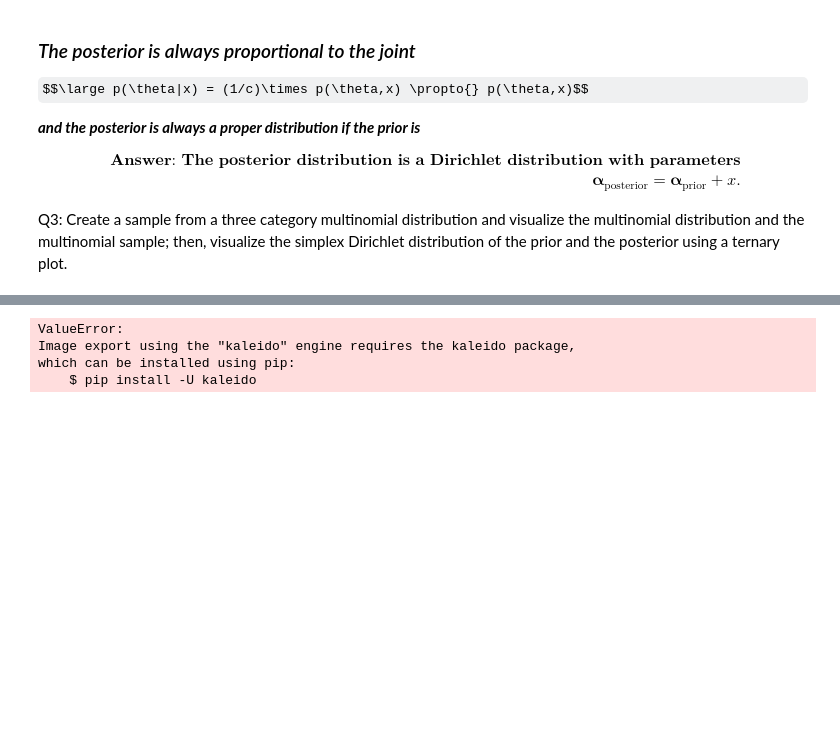
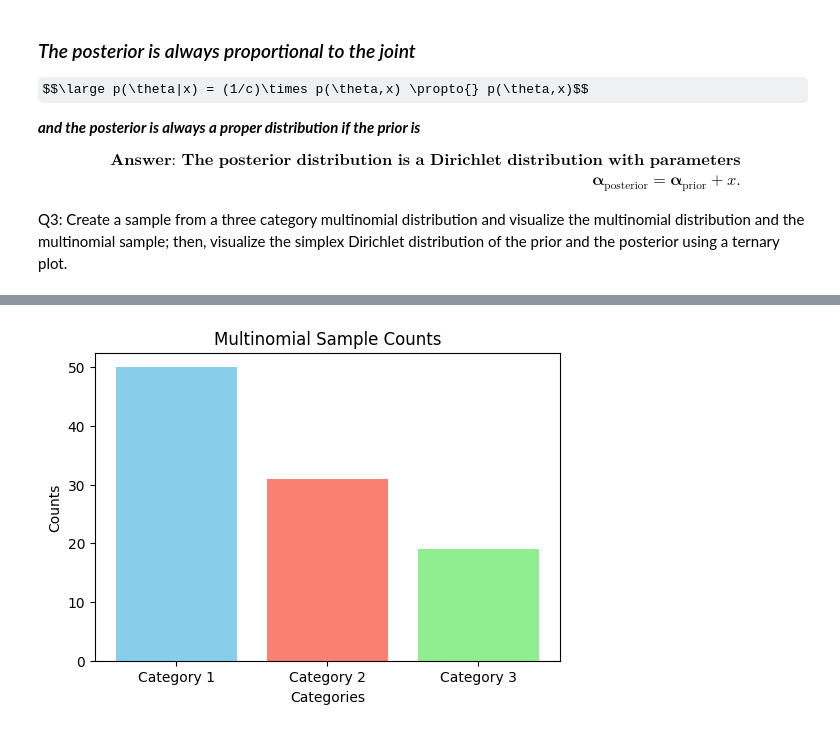
Before and after one commit to zyy999ilar/sta365, a Jupyter notebook: Bayes_00_Intro2Bayes.ipynb, the cells around one changed output, grey strips where cells are left out. Drawn from its saved outputs; the diff is of its cells as text; code cells hidden in the pictures; some formulas as TeX source; blank space fills up the shorter version.

```diff
--- a/Bayes_00_Intro2Bayes.ipynb
+++ b/Bayes_00_Intro2Bayes.ipynb
@@ -92,7 +92,7 @@ import numpy as np
 from scipy import stats
 import plotly.figure_factory as ff
 import numpy as np
-! pip install -U kaleido
+
 # p1p2p3_scatter = stats.dirichlet(alpha=np.array([1.0, 1.0, 1.0])).rvs(size=100)
 p1 = np.linspace(0,1,100)
 p2 = 1-p1.copy()
@@ -106,13 +106,20 @@ alpha_prior = np.array([1.2, 1.2, 1.2])  # Prior alpha values
 dirichlet_prior = stats.dirichlet(alpha=alpha_prior)
 dirichlet_prior_densities = dirichlet_prior.pdf(p.T)
 
+plt.figure(figsize=(6, 4))
+plt.bar(['Category 1', 'Category 2', 'Category 3'], sample, color=['skyblue', 'salmon', 'lightgreen'])
+plt.xlabel('Categories')
+plt.ylabel('Counts')
+plt.title('Multinomial Sample Counts')
+plt.show()
+
 # https://plotly.com/python/ternary-contour/Links to an external site.
 fig = ff.create_ternary_contour(p.T, dirichlet_prior.pdf(p.T),
                                 pole_labels=['p1', 'p2', 'p3'],
                                 interp_mode='cartesian',
                                 showscale=True)
 fig.update_layout(title_text='Dirichlet Prior')
-fig.show('png')
+fig.show()
 
 # Calculate the Dirichlet posterior densities
 dirichlet_posterior = stats.dirichlet(alpha=alpha_posterior)
@@ -124,5 +131,5 @@ fig_post = ff.create_ternary_contour(p.T, dirichlet_posterior.pdf(p.T),
                                      interp_mode='cartesian',
                                      showscale=True)
 fig_post.update_layout(title_text='Dirichlet Posterior')
-fig_post.show('png')
+fig_post.show()
 # %% [output]
@@ -130,4 +136 @@ Requirement already satisfied: kaleido in /usr/local/lib/python3.10/dist-package
-ValueError:
-Image export using the "kaleido" engine requires the kaleido package,
-which can be installed using pip:
-    $ pip install -U kaleido
+[figure, added]
```
Also changed, not shown: parts of 1 cell of this notebook.
